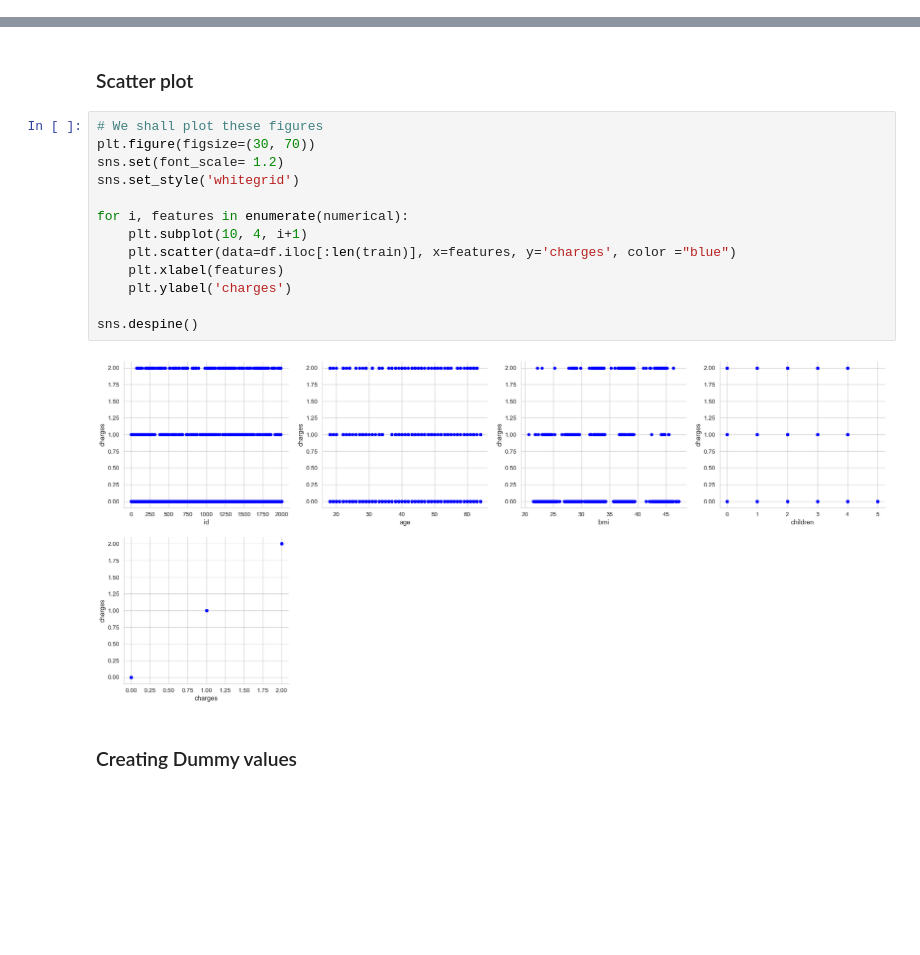
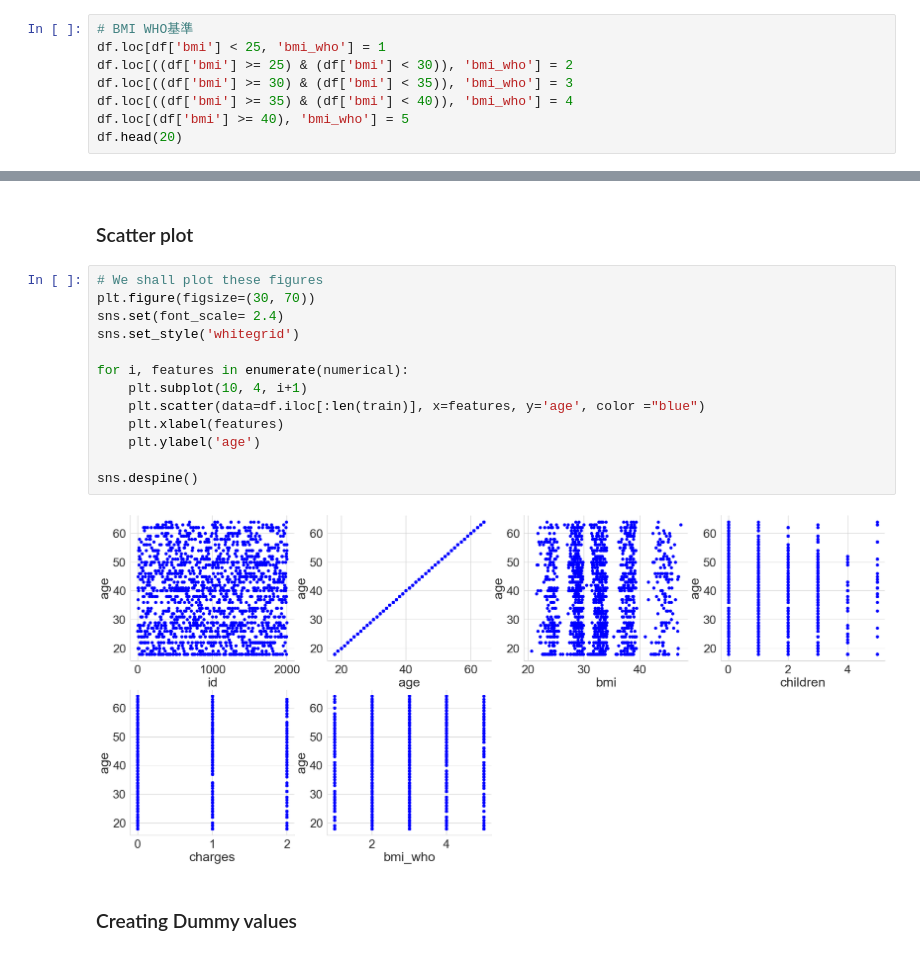
Before and after one commit to RooibosGood/signate, a Jupyter notebook: Begginer11/begginer11.ipynb, the cells around one changed output, grey strips where cells are left out. Saved outputs shown, nothing was run; the diff lists cells and outputs as text; blank space fills up the shorter version.

```diff
--- a/Begginer11/begginer11.ipynb
+++ b/Begginer11/begginer11.ipynb
@@ -50,0 +112,8 @@ memory usage: 140.6+ KB
+# %%
+# BMI WHO基準
+df.loc[df['bmi'] < 25, 'bmi_who'] = 1
+df.loc[((df['bmi'] >= 25) & (df['bmi'] < 30)), 'bmi_who'] = 2
+df.loc[((df['bmi'] >= 30) & (df['bmi'] < 35)), 'bmi_who'] = 3
+df.loc[((df['bmi'] >= 35) & (df['bmi'] < 40)), 'bmi_who'] = 4
+df.loc[(df['bmi'] >= 40), 'bmi_who'] = 5
+df.head(20)
@@ -83,18 +167,18 @@ sns.heatmap(df_corr, vmax=1, vmin=-1, center=0, square=True, annot=True)
 # %%
 # We shall plot these figures
 plt.figure(figsize=(30, 70))
-sns.set(font_scale= 1.2)
+sns.set(font_scale= 2.4)
 sns.set_style('whitegrid')
 
 for i, features in enumerate(numerical):
     plt.subplot(10, 4, i+1)
-    plt.scatter(data=df.iloc[:len(train)], x=features, y='charges', color ="blue")
+    plt.scatter(data=df.iloc[:len(train)], x=features, y='age', color ="blue")
     plt.xlabel(features)
-    plt.ylabel('charges')
+    plt.ylabel('age')
 
 sns.despine()
 # %% [output]
-[figure, old version]
+[figure, new version]
 # %% [markdown]
 ### Creating Dummy values
 # %%
```
Also changed, not shown: parts of 29 cells of this notebook.
